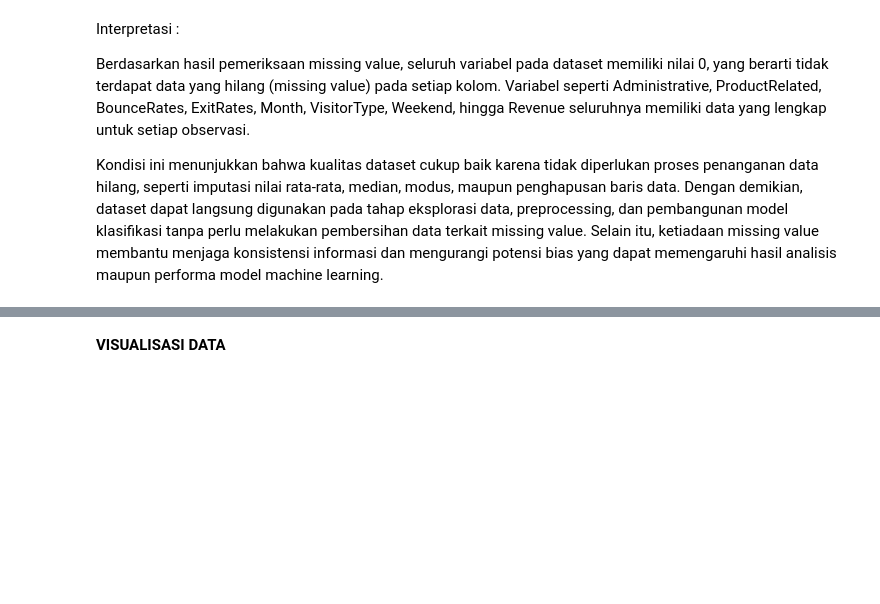
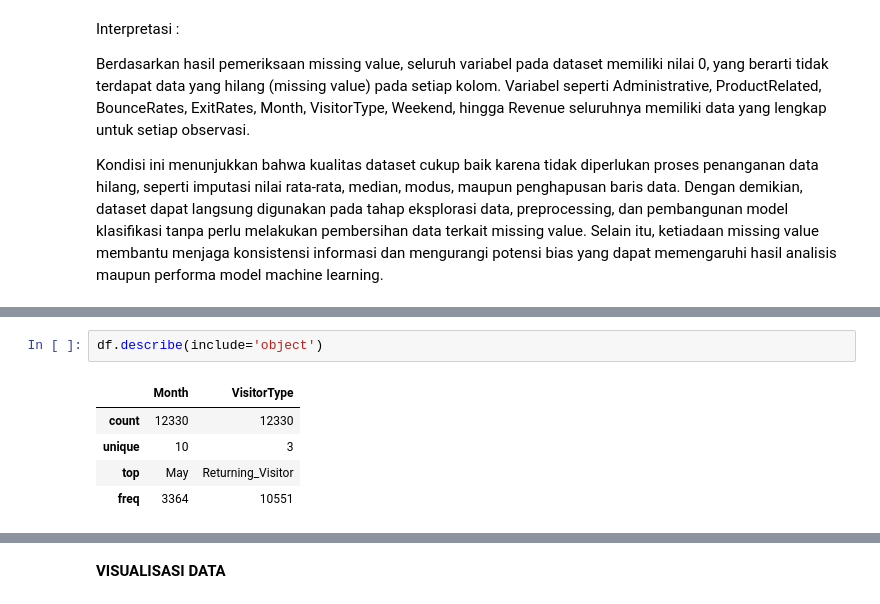
Before and after one commit to naylasafira/Tugas-Machine-Learning, a Jupyter notebook: Tugas_Klasifikasi_Kelompok_F.ipynb, the cells around one changed output, grey strips where cells are left out. Cells and saved outputs as stored; diff of their text form; blank space fills up the shorter version.

```diff
--- a/Tugas_Klasifikasi_Kelompok_F.ipynb
+++ b/Tugas_Klasifikasi_Kelompok_F.ipynb
@@ -106,0 +155,8 @@ Kondisi ini menunjukkan bahwa kualitas dataset cukup baik karena tidak diperluka
+# %%
+df.describe(include='object')
+# %% [output]
+|  | Month | VisitorType |
+| count | 12330 | 12330 |
+| unique | 10 | 3 |
+| top | May | Returning_Visitor |
+| freq | 3364 | 10551 |
```
Also changed, not shown: parts of 8 cells of this notebook.
